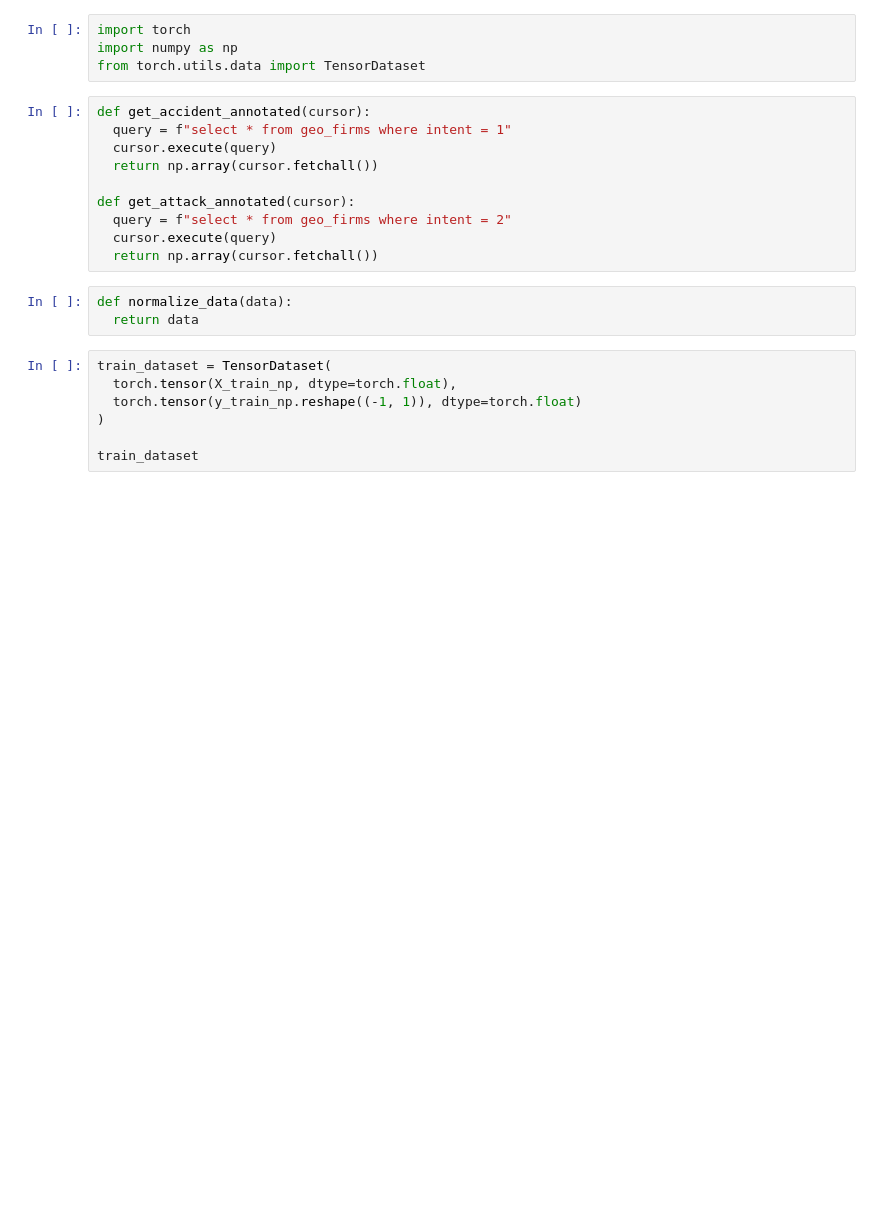
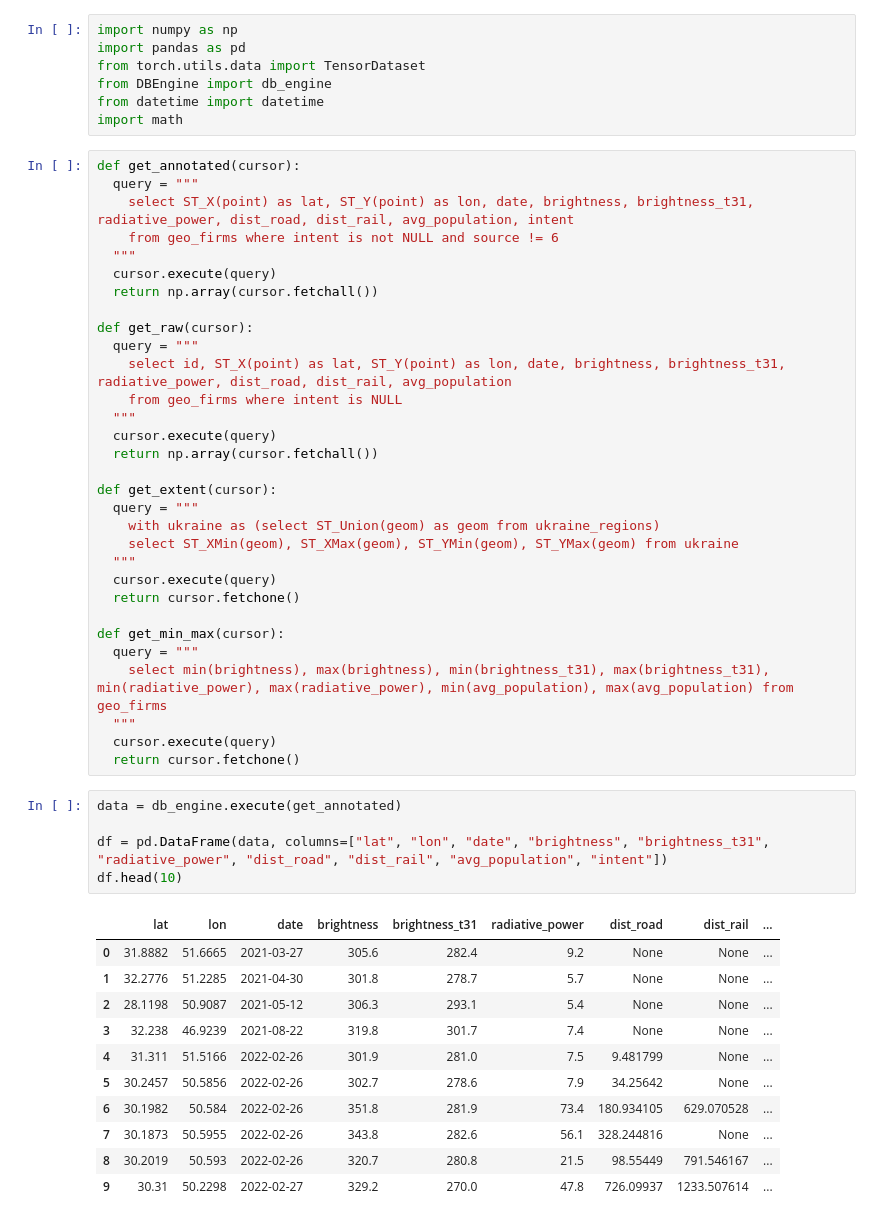
Before and after one commit to leomollmann/russo-ukrainian-war, a Jupyter notebook: NeuralNetwork.ipynb, the cells around one changed output. Saved outputs shown, nothing was run; the diff lists cells and outputs as text; blank space fills up the shorter version.

```diff
--- a/NeuralNetwork.ipynb
+++ b/NeuralNetwork.ipynb
@@ -1,24 +1,55 @@
 # %%
-import torch
 import numpy as np
+import pandas as pd
 from torch.utils.data import TensorDataset
+from DBEngine import db_engine
+from datetime import datetime
+import math
-# %%
-def get_accident_annotated(cursor):
-  query = f"select * from geo_firms where intent = 1"
-  cursor.execute(query)
-  return np.array(cursor.fetchall())
-
-def get_attack_annotated(cursor):
-  query = f"select * from geo_firms where intent = 2"
-  cursor.execute(query)
-  return np.array(cursor.fetchall())
-# %%
-def normalize_data(data):
-  return data
-# %%
-train_dataset = TensorDataset(
-  torch.tensor(X_train_np, dtype=torch.float),
-  torch.tensor(y_train_np.reshape((-1, 1)), dtype=torch.float)
-)
-
-train_dataset
+# %%
+def get_annotated(cursor):
+  query = """
+    select ST_X(point) as lat, ST_Y(point) as lon, date, brightness, brightness_t31, radiative_power, dist_road, dist_rail, avg_population, intent
+    from geo_firms where intent is not NULL and source != 6
+  """
+  cursor.execute(query)
+  return np.array(cursor.fetchall())
+
+def get_raw(cursor):
+  query = """
+    select id, ST_X(point) as lat, ST_Y(point) as lon, date, brightness, brightness_t31, radiative_power, dist_road, dist_rail, avg_population
+    from geo_firms where intent is NULL
+  """
+  cursor.execute(query)
+  return np.array(cursor.fetchall())
+
+def get_extent(cursor):
+  query = """
+    with ukraine as (select ST_Union(geom) as geom from ukraine_regions)
+    select ST_XMin(geom), ST_XMax(geom), ST_YMin(geom), ST_YMax(geom) from ukraine
+  """
+  cursor.execute(query)
+  return cursor.fetchone()
+
+def get_min_max(cursor):
+  query = """
+    select min(brightness), max(brightness), min(brightness_t31), max(brightness_t31), min(radiative_power), max(radiative_power), min(avg_population), max(avg_population) from geo_firms
+  """
+  cursor.execute(query)
+  return cursor.fetchone()
+# %%
+data = db_engine.execute(get_annotated)
+
+df = pd.DataFrame(data, columns=["lat", "lon", "date", "brightness", "brightness_t31", "radiative_power", "dist_road", "dist_rail", "avg_population", "intent"])
+df.head(10)
+# %% [output]
+|  | lat | lon | date | brightness | brightness_t31 | radiative_power | dist_road | dist_rail | ... |
+| 0 | 31.8882 | 51.6665 | 2021-03-27 | 305.6 | 282.4 | 9.2 | None | None | ... |
+| 1 | 32.2776 | 51.2285 | 2021-04-30 | 301.8 | 278.7 | 5.7 | None | None | ... |
+| 2 | 28.1198 | 50.9087 | 2021-05-12 | 306.3 | 293.1 | 5.4 | None | None | ... |
+| 3 | 32.238 | 46.9239 | 2021-08-22 | 319.8 | 301.7 | 7.4 | None | None | ... |
+| 4 | 31.311 | 51.5166 | 2022-02-26 | 301.9 | 281.0 | 7.5 | 9.481799 | None | ... |
+| 5 | 30.2457 | 50.5856 | 2022-02-26 | 302.7 | 278.6 | 7.9 | 34.25642 | None | ... |
+| 6 | 30.1982 | 50.584 | 2022-02-26 | 351.8 | 281.9 | 73.4 | 180.934105 | 629.070528 | ... |
+| 7 | 30.1873 | 50.5955 | 2022-02-26 | 343.8 | 282.6 | 56.1 | 328.244816 | None | ... |
+| 8 | 30.2019 | 50.593 | 2022-02-26 | 320.7 | 280.8 | 21.5 | 98.55449 | 791.546167 | ... |
+| 9 | 30.31 | 50.2298 | 2022-02-27 | 329.2 | 270.0 | 47.8 | 726.09937 | 1233.507614 | ... |
```
Also changed, not shown: parts of 19 cells of this notebook, 1 other file.
